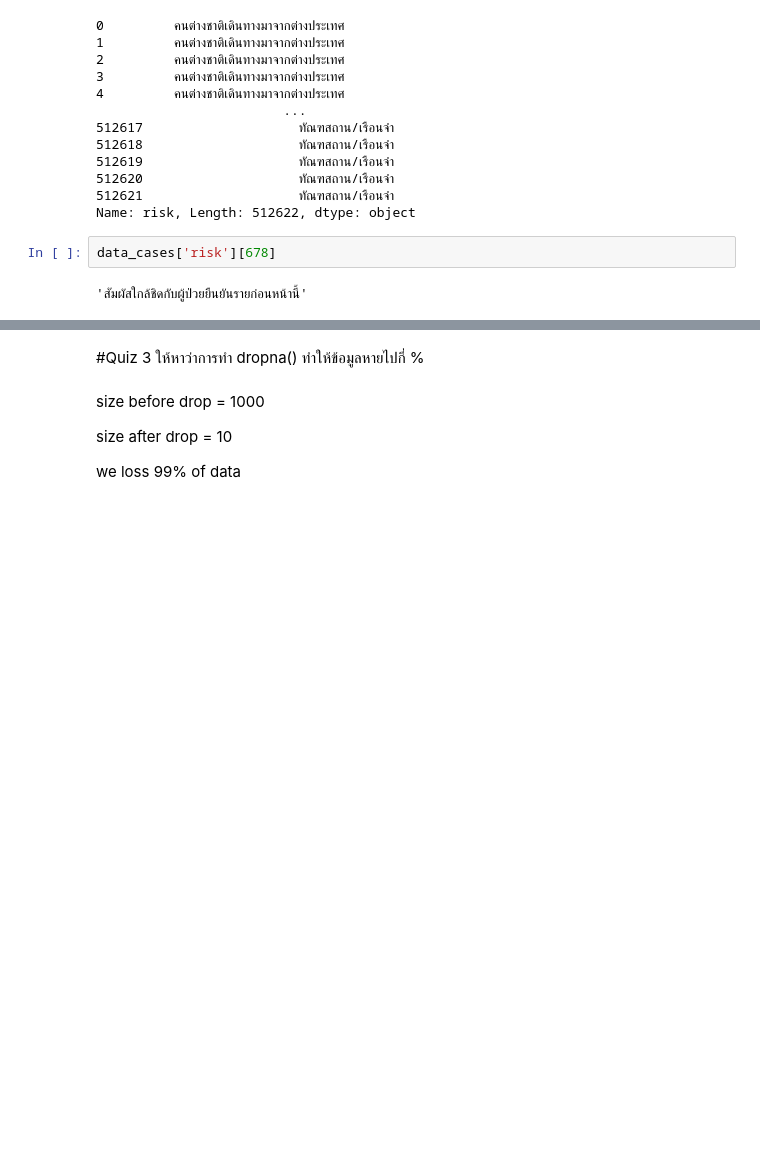
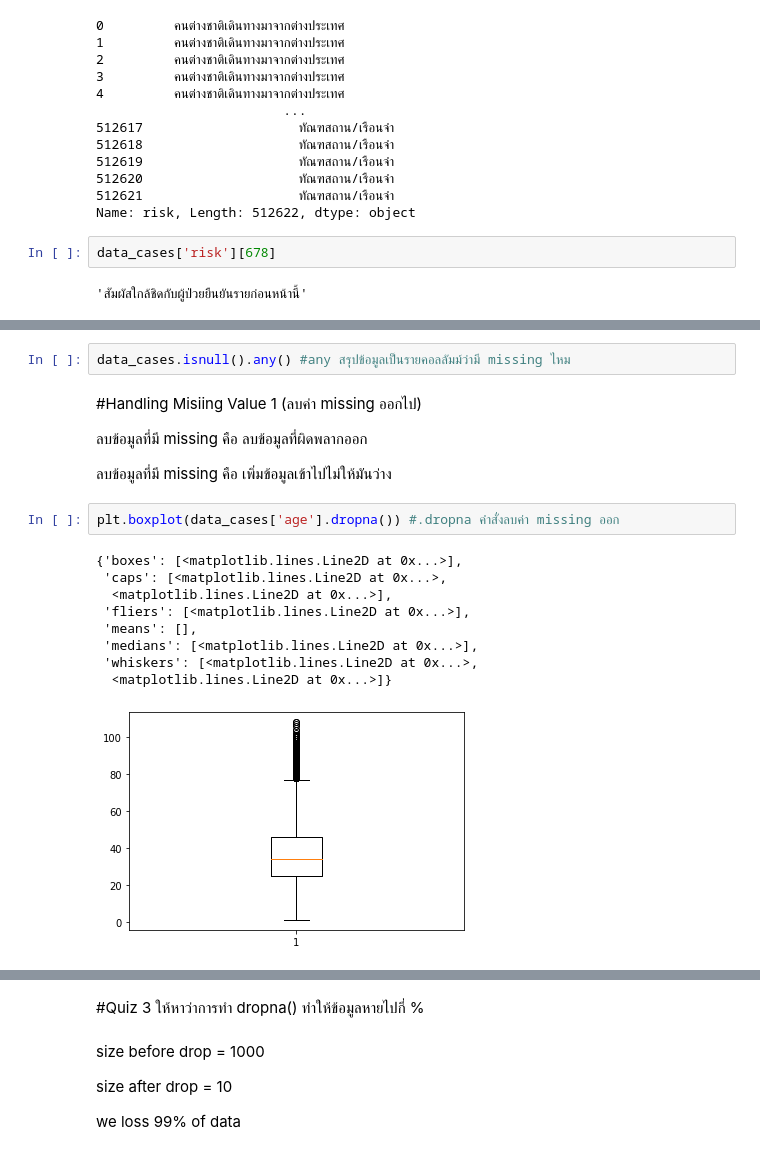
Before and after one commit to chalarm1405/DWDM21_, a Jupyter notebook: Data_Preprocessing.ipynb, the cells around one changed output, grey strips where cells are left out. Drawn from its saved outputs; the diff is of its cells as text; blank space fills up the shorter version.

```diff
--- a/Data_Preprocessing.ipynb
+++ b/Data_Preprocessing.ipynb
@@ -54,0 +170,20 @@ data_cases['risk'][678]
+# %%
+data_cases.isnull().any() #any สรุปข้อมูลเป็นรายคอลลัมม์ว่ามี missing ไหม
+# %% [markdown]
+#Handling Misiing Value 1 (ลบค่า missing ออกไป)
+
+ลบข้อมูลที่มี missing คือ ลบข้อมูลที่ผิดพลากออก
+
+ลบข้อมูลที่มี missing คือ เพิ่มข้อมูลเข้าไปไม่ให้มันว่าง
+# %%
+plt.boxplot(data_cases['age'].dropna()) #.dropna คำสั่งลบค่า missing ออก
+# %% [output]
+{'boxes': [<matplotlib.lines.Line2D at 0x...>],
+ 'caps': [<matplotlib.lines.Line2D at 0x...>,
+  <matplotlib.lines.Line2D at 0x...>],
+ 'fliers': [<matplotlib.lines.Line2D at 0x...>],
+ 'means': [],
+ 'medians': [<matplotlib.lines.Line2D at 0x...>],
+ 'whiskers': [<matplotlib.lines.Line2D at 0x...>,
+  <matplotlib.lines.Line2D at 0x...>]}
+[figure, added]
```
Also changed, not shown: parts of 20 cells of this notebook.
